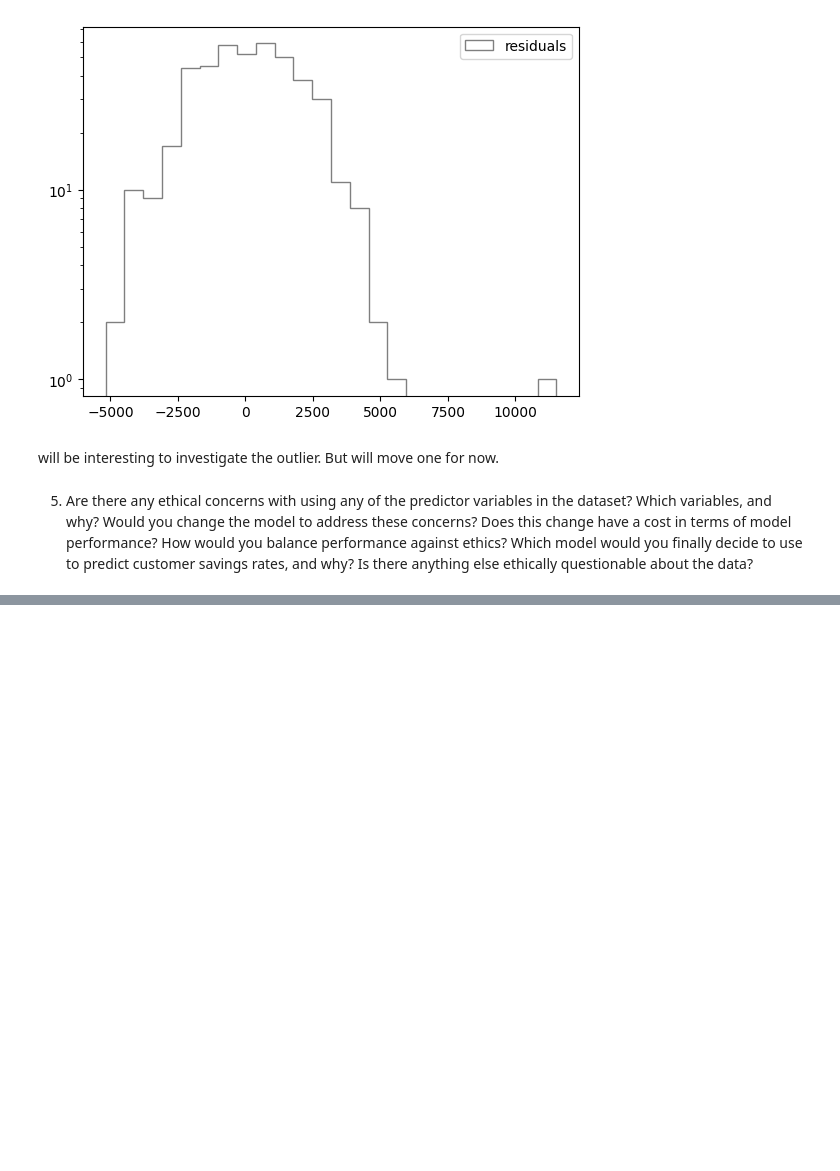
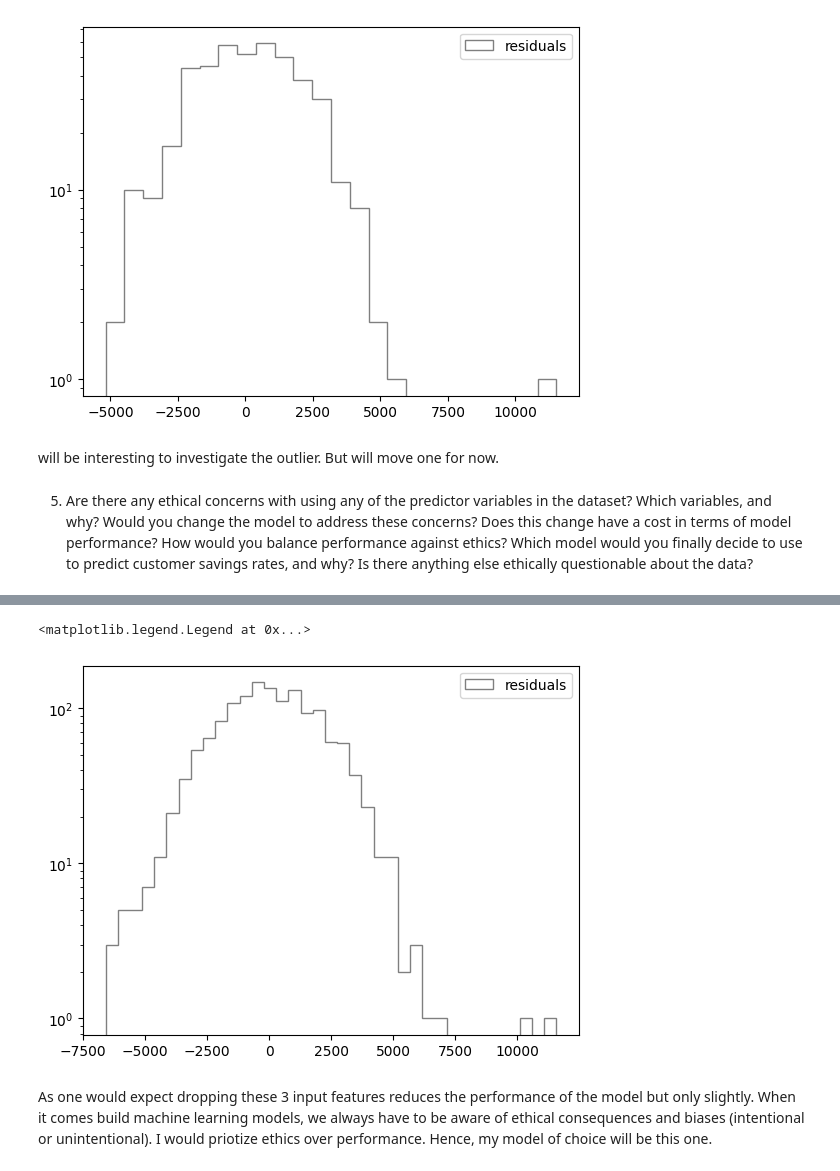
Before and after one commit to hasibahmed/exercise, a Jupyter notebook: technical_exercise/4.5.pred_ethical.ipynb, the cells around one changed output, grey strips where cells are left out. Cells and saved outputs as stored; diff of their text form; code cells hidden in the pictures; blank space fills up the shorter version.

```diff
--- a/technical_exercise/4.5.pred_ethical.ipynb
+++ b/technical_exercise/4.5.pred_ethical.ipynb
@@ -322,0 +362,11 @@ will be interesting to investigate the outlier. But will move one for now.
+# %%
+# plot the residuals
+residual = np.subtract(y_test, y_pred)
+plt.figure()
+plt.hist(residual, density=False, alpha=0.5, label='residuals',histtype='step', stacked=True, color='black', log=True, bins='auto')
+plt.legend()
+# %% [output]
+<matplotlib.legend.Legend at 0x...>
+[figure, added]
+# %% [markdown]
+As one would expect dropping these 3 input features reduces the performance of the model but only slightly. When it comes build machine learning models, we always have to be aware of ethical consequences and biases (intentional or unintentional). I would priotize ethics over performance. Hence, my model of choice will be this one.
```
Also changed, not shown: parts of 3 cells of this notebook, 3 other files.
